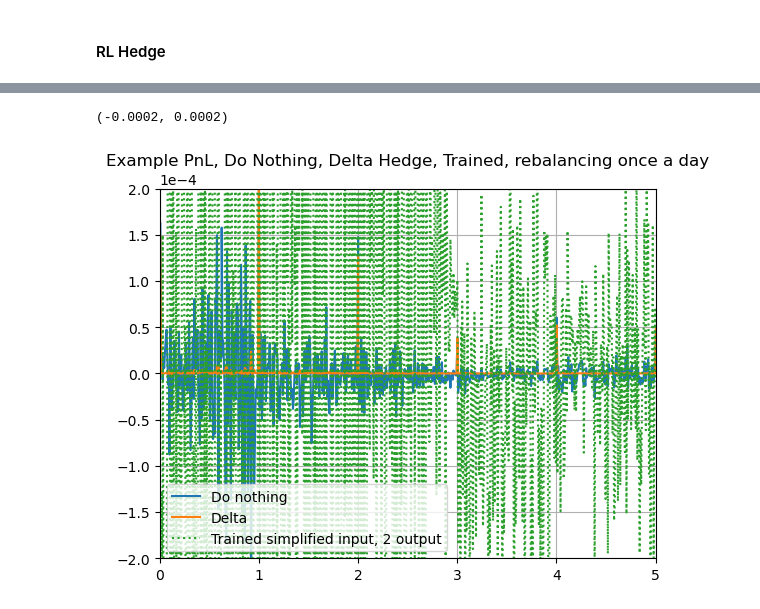
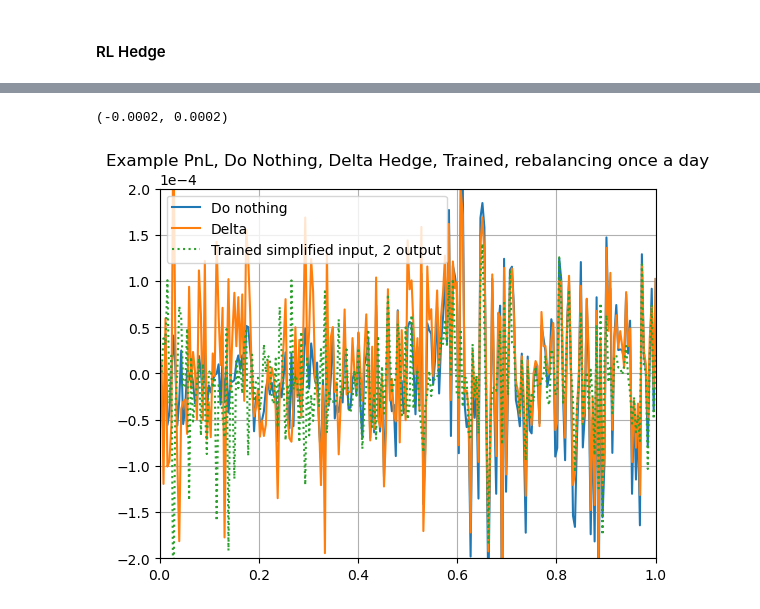
Before and after one commit to spelbella/cva_risk_management_thesis, a Jupyter notebook: PPO/testPPO.ipynb, the cells around one changed output, grey strips where cells are left out. Drawn from its saved outputs; the diff is of its cells as text; code cells hidden in the pictures.

```diff
--- a/PPO/testPPO.ipynb
+++ b/PPO/testPPO.ipynb
@@ -44,11 +44,10 @@ from MarketGeneratingFunctions.path_datatype import Path
 ### Load a test dataset (In this case all runs with idx over 800 (where train maxes) :/)
 # %%
 ## Load File
-with open("1.6kRunDemo.pkl","rb") as fp:
+with open("ZeroCorrFrs1Half","rb") as fp:
     paths = pickle.load(fp)
 
-paths22 = paths
-paths = paths[1598:]
+paths = paths[0:50]
 # %% [markdown]
 ### Setup tests just like when testing delta hedge
 # %% [markdown]
@@ -65,26 +64,24 @@ pnl_without_hedge = [None]*len(paths)
 for i in range(len(pnl_without_hedge)):
     pnl_without_hedge[i] = pnl_cva(paths[i])
 
-
-
 ### Delta Hedged PnL
 if not 'T_s' in vars() or 'T_s' in globals():
-    T_s = np.arange(0,11)
+    T_s = np.arange(0,21)
 from MarketGeneratingFunctions import DeltaHedge
 def DeltaFromFunc(path):
     pnl = np.zeros(len(path.CVA)-1)
     for i in range(len(path.CVA)-1):
         t = path.t_s[i]
-        Q = [path.Q_s[j][i] for j in range(0,11)]
-        Swapts = [path.Swaptions[j][i] for j in range(0,10)]
+        Q = [path.Q_s[j][i] for j in range(0,21)]
+        Swapts = [0] + [path.Swaptions[j][i] for j in range(19)]
         T_sl = T_s.copy()
 
         [SwapsHedge,Qhedge] = DeltaHedge.delta_hedge(Swapts,Q,T_sl,t)
 
         cost = np.inner(SwapsHedge,Swapts) + np.inner(Qhedge,Q)
 
-        futureSwapts = [path.Swaptions[j][i+1] for j in range(0,10)]
-        futureQ = [path.Q_s[j][i+1] for j in range(0,11)]
+        futureSwapts = [0] + [path.Swaptions[j][i+1] for j in range(0,19)]
+        futureQ = [path.Q_s[j][i+1] for j in range(0,21)]
 
         value = np.inner(SwapsHedge,futureSwapts) + np.inner(Qhedge,futureQ)
         #print(np.concat([SwapsHedge,Qhedge]))
@@ -101,11 +98,11 @@ for i in range(len(pnl_without_hedge)):
 import AutoEncoder
 import pickle
 import torch as th
-with open("autoencoderT","rb") as fp:
-    encoder = pickle.load(fp)
+#with open("autoencoderT","rb") as fp:
+#    encoder = pickle.load(fp)
 
-modelG = PPO.load("PPO")
-modelR = PPO.load("dqn_lunar")
+modelG = PPO.load("PPOs")
+#modelR = PPO.load("dqn_lunar")
 
 action_scale = 10
 
@@ -127,7 +124,7 @@ def rlHedge(path, model):
         # Auto Enconder : hedgPos = model.predict(encoder.encoder(th.from_numpy(encoder.preprocess(np.concat([Swapts,Q])))).detach().numpy(), deterministic = True)
         hedgPos = model.predict(np.asmatrix([lambdax,r,t]))
         hedgPos = hedgPos[0][0]
-        print(hedgPos)
+        #print(hedgPos)
 
         if len(hedgPos) == 2:
             swpt = hedgPos[0]
@@ -171,15 +150,15 @@ for i in range(len(pnl_without_hedge)):
 # %%
 plt.figure(1)
 plt.title("Example PnL, Do Nothing, Delta Hedge, Trained, rebalancing once a day")
 plt.grid()
 plt.ticklabel_format(axis='y', style='sci', scilimits=(-4,-4))
-plt.plot(paths[1].t_s[1:],pnl_without_hedge[1])
-plt.plot(paths[1].t_s[1:],pnl_delta_hedge[1])
-plt.plot(paths[1].t_s[1:],pnl_RL_hedge[1], linestyle = ':')
+plt.plot(paths[4].t_s[1:],pnl_without_hedge[4])
+plt.plot(paths[4].t_s[1:],pnl_delta_hedge[4])
+plt.plot(paths[4].t_s[1:],pnl_RL_hedge[4], linestyle = ':')
 #plt.plot(paths[0].t_s[1:],pnl_RL_hedgeb[0], linestyle = ':')
 plt.legend(['Do nothing','Delta','Trained simplified input, 2 output','Untrained'])
-plt.xlim((0,5))
-plt.ylim((-2*1e-4,2*1e-4))
+plt.xlim((0,1))
+plt.ylim((-5*1e-4,5*1e-4))
 # %% [output]
 (-0.0002, 0.0002)
-[figure, old version]
+[figure, new version]
```
Also changed, not shown: parts of 3 cells of this notebook, 11 other files.
